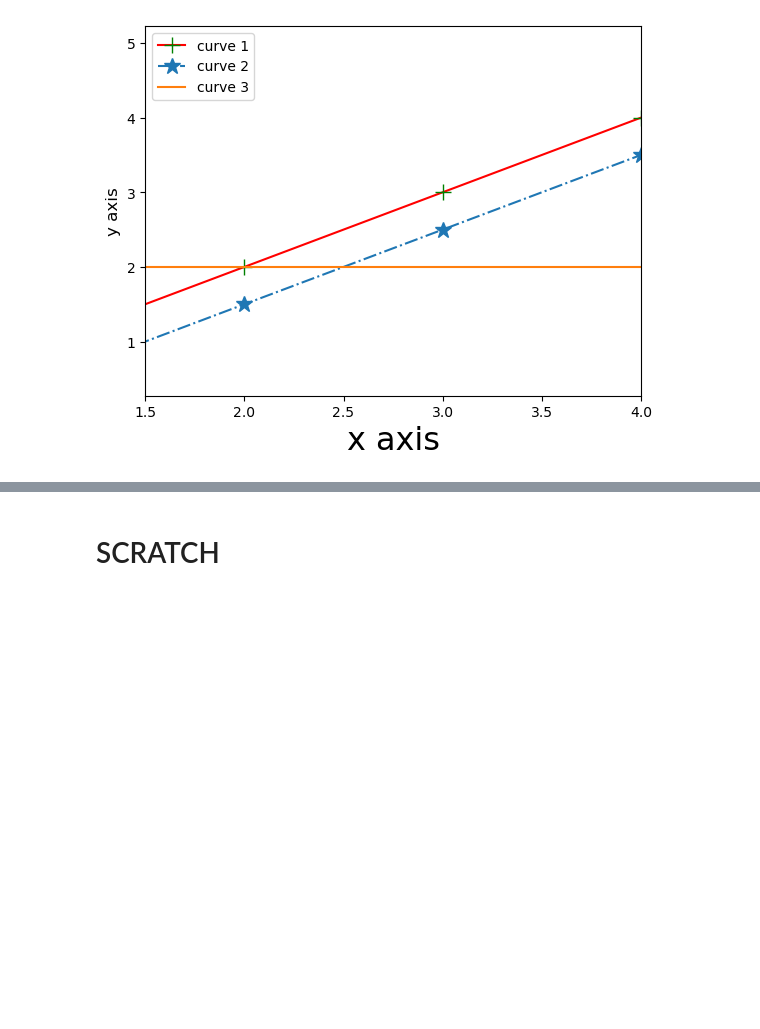
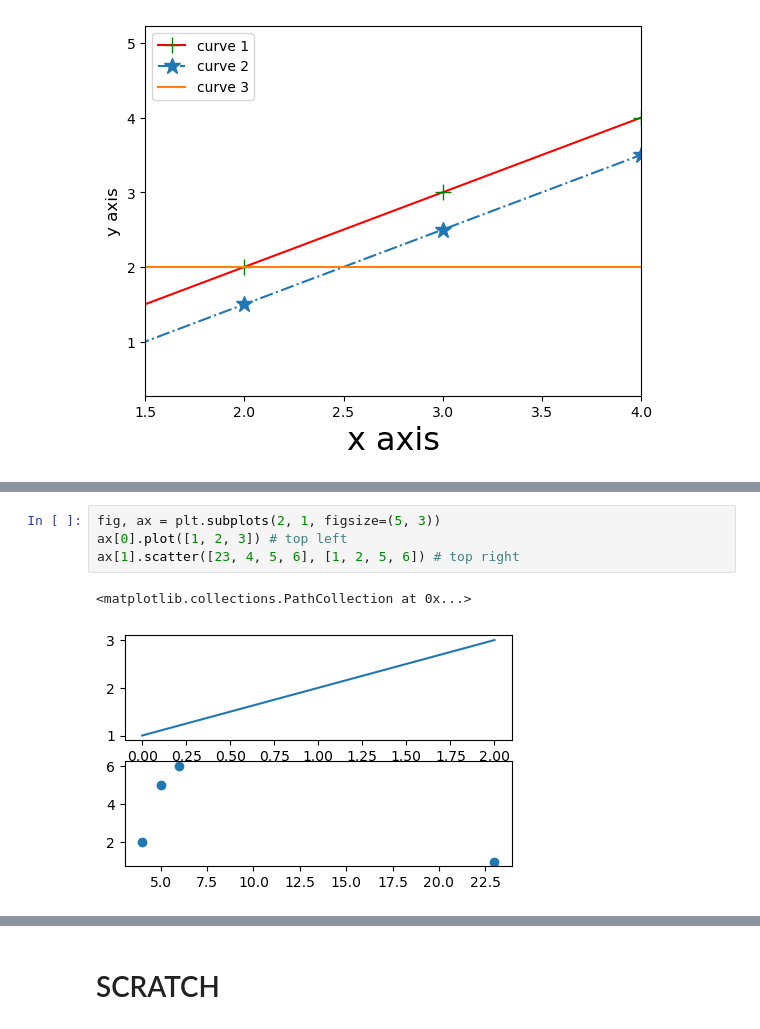
Before and after one commit to jtstanley/DS2_materials, a Jupyter notebook: Intro_python_discussion.ipynb, the cells around one changed output, grey strips where cells are left out. Cells and saved outputs as stored; diff of their text form; blank space fills up the shorter version.

```diff
--- a/Intro_python_discussion.ipynb
+++ b/Intro_python_discussion.ipynb
@@ -478,0 +504,7 @@ plt.show()
+# %%
+fig, ax = plt.subplots(2, 1, figsize=(5, 3))
+ax[0].plot([1, 2, 3]) # top left
+ax[1].scatter([23, 4, 5, 6], [1, 2, 5, 6]) # top right
+# %% [output]
+<matplotlib.collections.PathCollection at 0x...>
+[figure, added]
```
Also changed, not shown: parts of 4 cells of this notebook.
